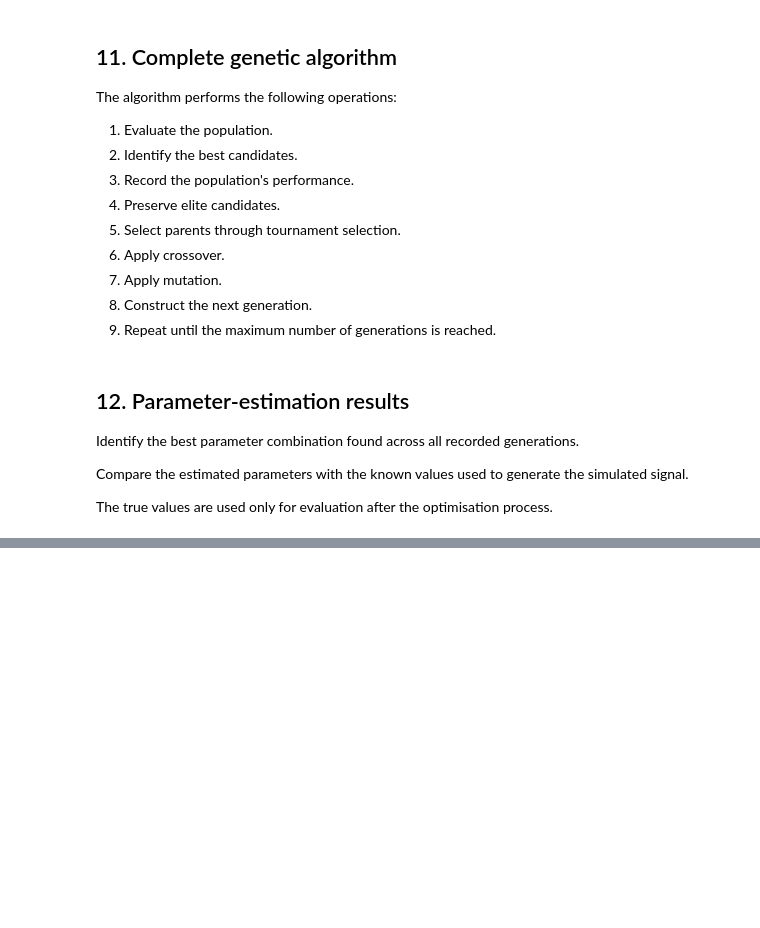
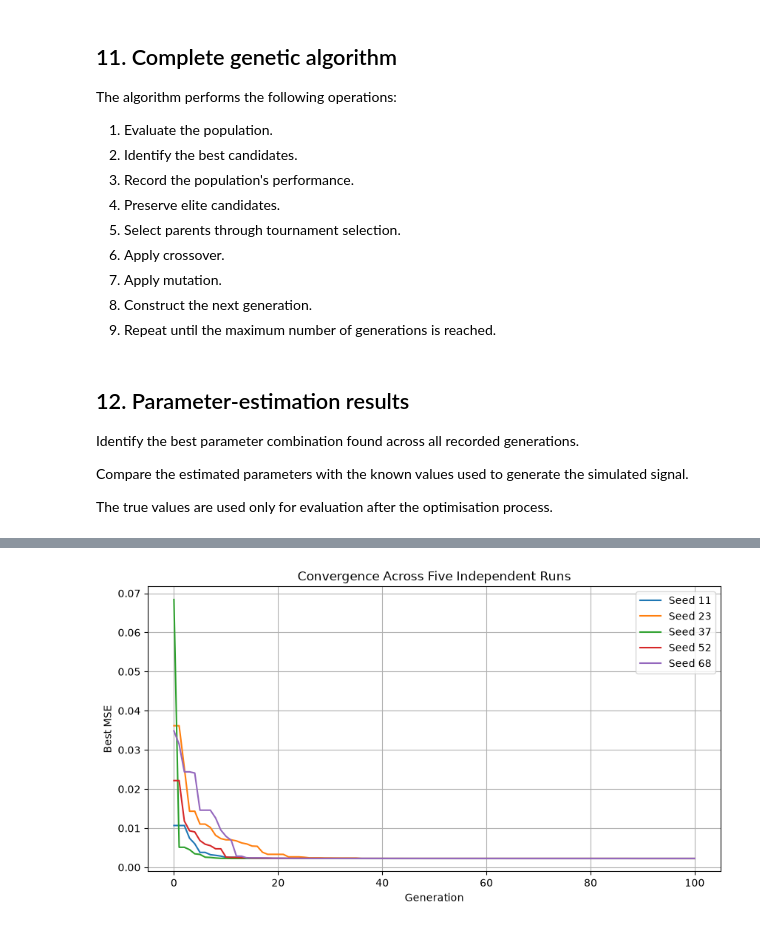
Before and after one commit to Silva-6/-engineering-ml-optimisation, a Jupyter notebook: notebooks/03_genetic_algorithm_signal_parameter_estimation.ipynb, the cells around one changed output, grey strips where cells are left out. Cells and saved outputs as stored; diff of their text form; code cells hidden in the pictures; blank space fills up the shorter version.

```diff
--- a/notebooks/03_genetic_algorithm_signal_parameter_estimation.ipynb
+++ b/notebooks/03_genetic_algorithm_signal_parameter_estimation.ipynb
@@ -641,0 +911,11 @@ Estimated MSE: 0.002258619282345616
+# %%
+def arithmetic_crossover(parent1, parent2, rng):
+
+    alpha = rng.random(size=parent1.shape)
+
+    child = (
+        alpha * parent1
+        + (1 - alpha) * parent2
+    )
+
+    return child
@@ -641,0 +1162,23 @@ Estimated MSE: 0.002258619282345616
+# %%
+plt.figure(figsize=(10, 5))
+
+for seed, history in run_histories.items():
+
+    plt.plot(
+        history["best_mse"],
+        label=f"Seed {seed}"
+    )
+
+plt.xlabel("Generation")
+
+plt.ylabel("Best MSE")
+
+plt.title("Convergence Across Five Independent Runs")
+
+plt.legend()
+
+plt.grid(True)
+
+plt.show()
+# %% [output]
+[figure, added]
```
Also changed, not shown: parts of 25 cells of this notebook.
